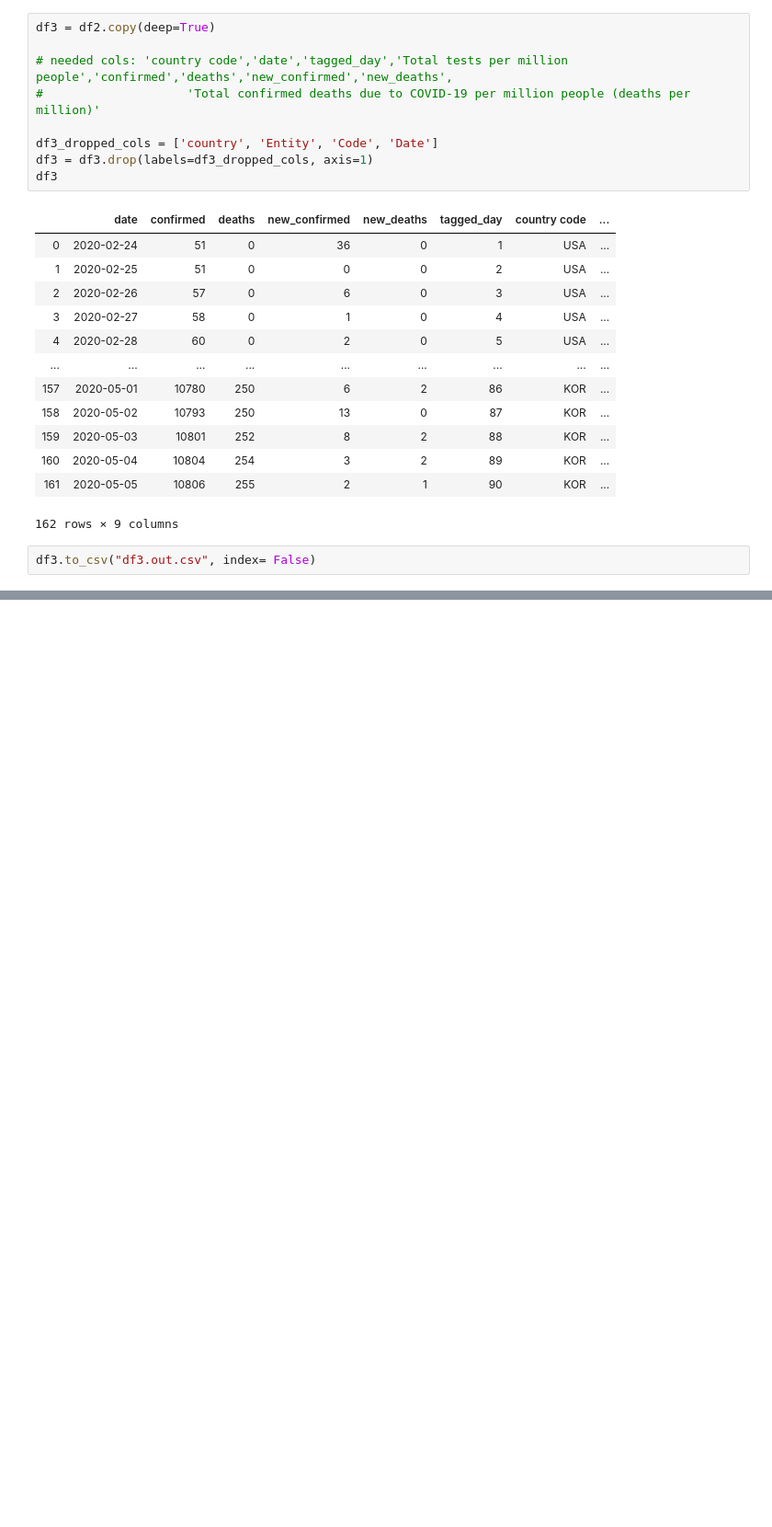
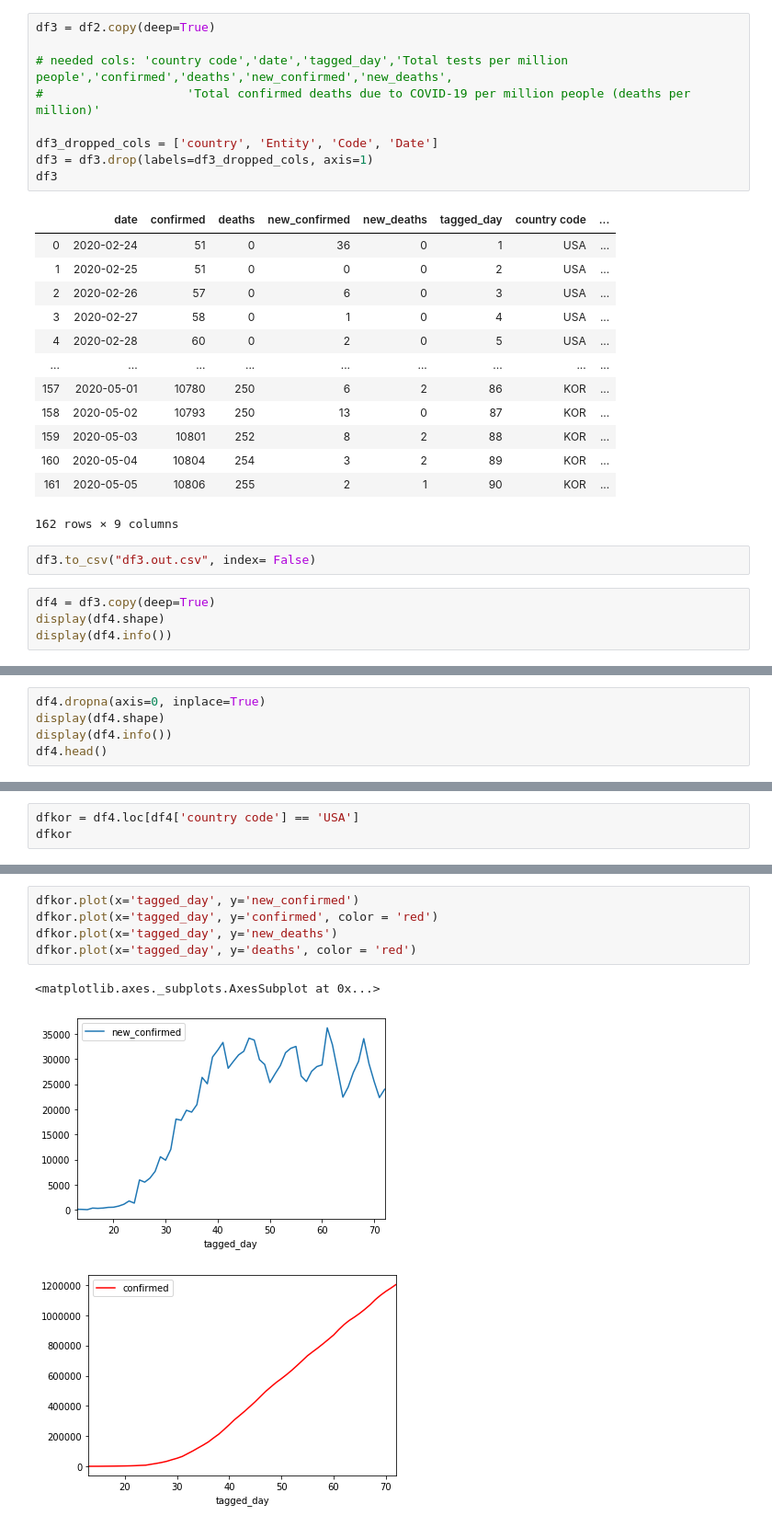
Before and after one commit to kd91/Modeling-of-COVID-19-testing-deaths, a Jupyter notebook: covid_19_01.ipynb, the cells around one changed output, grey strips where cells are left out. Shown at 92% size. Drawn from its saved outputs; the diff is of its cells as text; blank space fills up the shorter version.

Commit message:
Adds new plots and viz

```diff
--- a/covid_19_01.ipynb
+++ b/covid_19_01.ipynb
@@ -276,3 +276,7 @@ df3
 162 rows × 9 columns
 # %%
 df3.to_csv("df3.out.csv", index= False)
+# %%
+df4 = df3.copy(deep=True)
+display(df4.shape)
+display(df4.info())
@@ -278,0 +300,5 @@ df3.to_csv("df3.out.csv", index= False)
+# %%
+df4.dropna(axis=0, inplace=True)
+display(df4.shape)
+display(df4.info())
+df4.head()
@@ -278,0 +328,3 @@ df3.to_csv("df3.out.csv", index= False)
+# %%
+dfkor = df4.loc[df4['country code'] == 'USA']
+dfkor
@@ -278,0 +366,9 @@ df3.to_csv("df3.out.csv", index= False)
+# %%
+dfkor.plot(x='tagged_day', y='new_confirmed')
+dfkor.plot(x='tagged_day', y='confirmed', color = 'red')
+dfkor.plot(x='tagged_day', y='new_deaths')
+dfkor.plot(x='tagged_day', y='deaths', color = 'red')
+# %% [output]
+<matplotlib.axes._subplots.AxesSubplot at 0x...>
+[figure, added]
+[figure, added]
```
Also changed, not shown: parts of 11 cells of this notebook.
